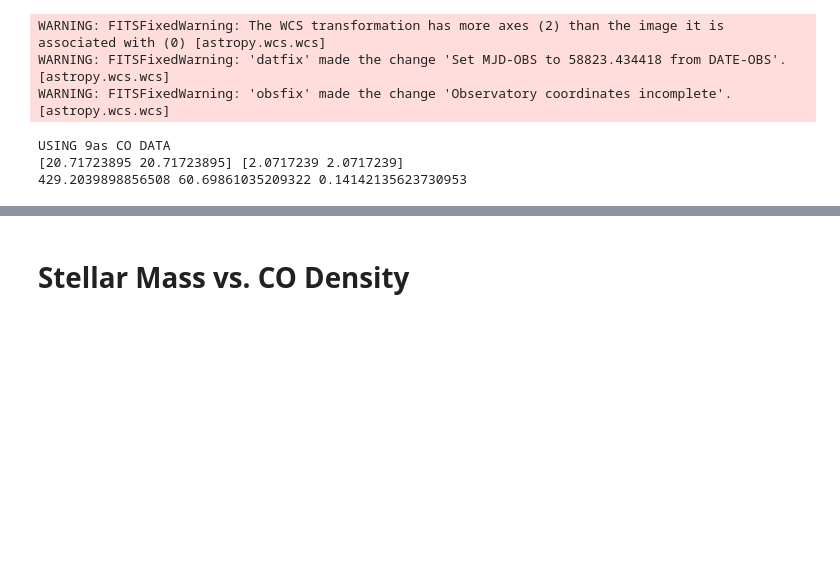
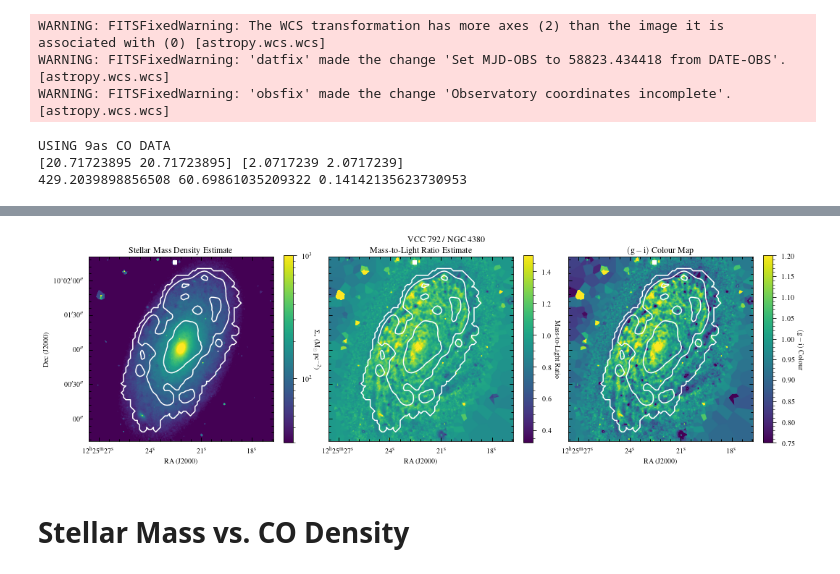
Before and after one commit to BearBearCodes/coop_f2021, a Jupyter notebook: warmup/stellar_mass_estimate.ipynb, the cells around one changed output, grey strips where cells are left out. Drawn from its saved outputs; the diff is of its cells as text; code cells hidden in the pictures; blank space fills up the shorter version.

Commit message:
plotted stellar mass density map

```diff
--- a/warmup/stellar_mass_estimate.ipynb
+++ b/warmup/stellar_mass_estimate.ipynb
@@ -334,6 +334,7 @@ with open(binned_infile, "rb") as f:
     g_noise_vorbin = file["g_binned_noise"]
     i_signal_vorbin = file["i_binned_signal"]
     i_noise_vorbin = file["i_binned_noise"]
+    px_per_bin = file["px_per_bin"]
 # CO map data
 co_type = "9as"
 if co_type == "9as":
@@ -416,7 +417,7 @@ px_area = px_area.value
 px_area_err_withDistErr = px_area_err_withDistErr.value
 px_area_err_noDistErr = 0.0
 print(px_area, px_area_err_withDistErr, px_area_err_withDistErr / px_area)
-M_density = M / px_area  # stellar mass density in solar units per parsec^2
+M_density = M / (px_area * px_per_bin)  # stellar mass density in solar units per parsec^2
 M_density_err_withDistErr = np.sqrt((M_err_withDistErr / M) ** 2 + (px_area_err_withDistErr / px_area) ** 2) * M_density
 M_density_err_noDistErr = np.sqrt((M_err_noDistErr / M) ** 2 + (px_area_err_noDistErr / px_area) ** 2) * M_density
 #
@@ -459,7 +460,7 @@ USING 9as CO DATA
 [20.71723895 20.71723895] [2.0717239 2.0717239]
 429.2039898856508 60.69861035209322 0.14142135623730953
 # %%
-%matplotlib widget
+%matplotlib inline
 plt.close("all")
 #
 # Plot mass map
@@ -469,10 +470,11 @@ fig, (ax1, ax2, ax3) = plt.subplots(
     1, 3, figsize=(14, 4.5), subplot_kw={"projection": wcs}, sharey=True
 )
 # img1 = ax1.imshow(M, cmap=cmap, norm=LogNorm(vmin=1e4, vmax=5e5))
-img1 = ax1.imshow(M, cmap=cmap, norm=LogNorm(vmin=2e-6, vmax=4e-5))
+# img1 = ax1.imshow(M, cmap=cmap, norm=LogNorm(vmin=2e-6, vmax=4e-5))
+img1 = ax1.imshow(M_density, cmap=cmap, norm=LogNorm(vmin=30, vmax=1000))
 cbar1 = fig.colorbar(img1, ax=ax1, fraction=0.046)
 cbar1.ax.tick_params(which="both", direction="out")
-cbar1.set_label(r"Stellar Mass ($\rm M_*/M_\odot$)", rotation=270, labelpad=12)
+cbar1.set_label(r"$\Sigma_\star$ ($\rm M_\odot\; pc^{-2}$)", rotation=270, labelpad=12)
 cbar1.ax.yaxis.set_offset_position("left")
 ax1.contour(
     data_co,
@@ -480,7 +482,7 @@ ax1.contour(
     levels=range(0, 15, 5),
     colors="w"
 )
-ax1.set_title("Stellar Mass Estimate")
+ax1.set_title("Stellar Mass Density Estimate")
 ax1.set_xlabel("RA (J2000)")
 ax1.set_ylabel("Dec (J2000)")
 ax1.grid(False)
@@ -524,6 +526,6 @@ ax3.set_aspect("equal")
 #
 fig.tight_layout()
 fig.suptitle("VCC 792 / NGC 4380")
-# fig.savefig("imgs/vcc792_MLi-estimates_vorBin_snr30.pdf")
+# fig.savefig("imgs/vcc792_MLi-estimates_vorBin_snr30_v2.pdf")
 plt.show()
 # %% [output]
@@ -533,3 +534,4 @@ WARNING: FITSFixedWarning: 'obsfix' made the change 'Observatory coordinates inc
+[figure, added]
 # %% [markdown]
 # Stellar Mass vs. CO Density
 # %%
```
Also changed, not shown: parts of 1 cell of this notebook, 3 other files.
